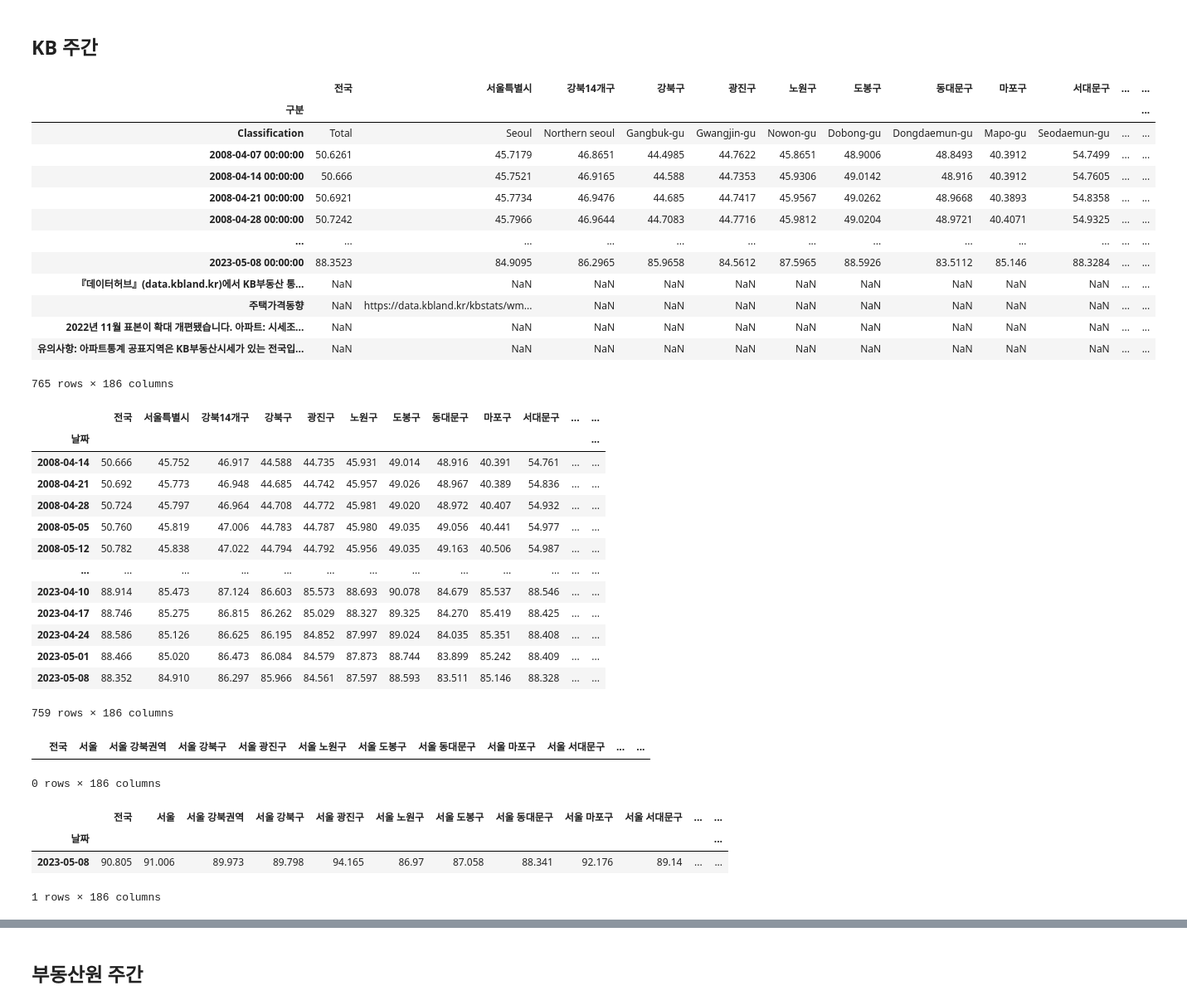
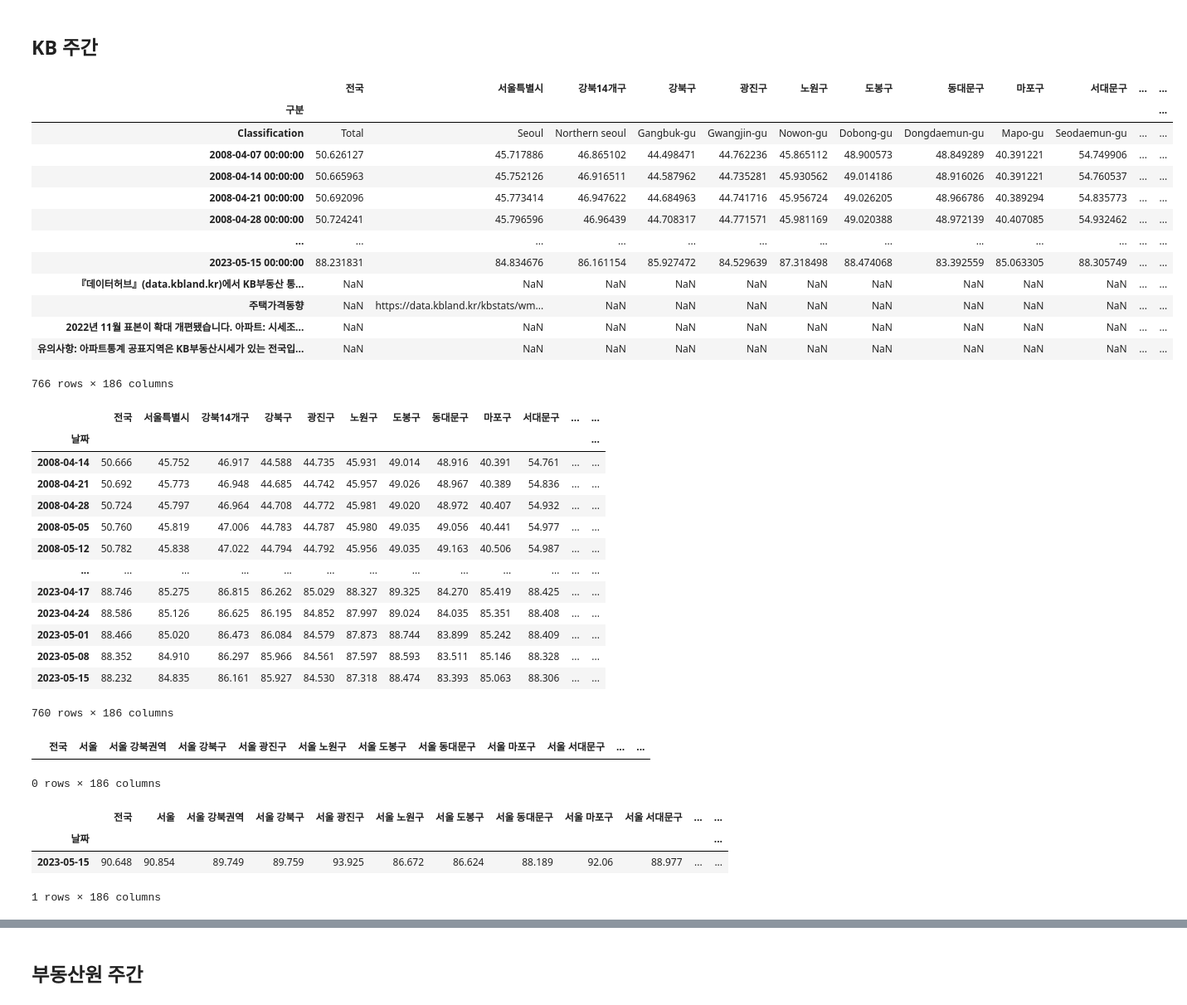
Before and after one commit to sizipusx/fundamental, a Jupyter notebook: jupyterlab/주간 부동산 업데이트.ipynb, the cells around one changed output, grey strips where cells are left out. Shown at 83% size. Saved outputs shown, nothing was run; the diff lists cells and outputs as text; code cells hidden in the pictures.

```diff
--- a/jupyterlab/주간 부동산 업데이트.ipynb
+++ b/jupyterlab/주간 부동산 업데이트.ipynb
@@ -14,26 +14,26 @@ conn = sqlite3.connect('C://Users/sizip/fundamental/files/weekly_house.db')
 ## KB 주간
 # %%
 # 연결 1
-file_path = "C://Users/sizip/OneDriveData/개인/data/부동산 기본 파일/20230508_주간시계열.xlsx"
+file_path = "C://Users/user/OneDriveData/개인/data/부동산 기본 파일/20230515_주간시계열.xlsx"
 kbm_dict = pd.ExcelFile(file_path)
 mdf = kbm_dict.parse("3.매매지수", skiprows=1, index_col=0, parse_dates=True)
 jdf = kbm_dict.parse("4.전세지수", skiprows=1, index_col=0, parse_dates=True)
 jdf
 # %% [output]
 |  | 전국 | 서울특별시 | 강북14개구 | 강북구 | 광진구 | 노원구 | 도봉구 | 동대문구 | 마포구 | 서대문구 | ... | ... |
 | 구분 |  |  |  |  |  |  |  |  |  |  |  | ... |
 | Classification | Total | Seoul | Northern seoul | Gangbuk-gu | Gwangjin-gu | Nowon-gu | Dobong-gu | Dongdaemun-gu | Mapo-gu | Seodaemun-gu | ... | ... |
-| 2008-04-07 00:00:00 | 50.6261 | 45.7179 | 46.8651 | 44.4985 | 44.7622 | 45.8651 | 48.9006 | 48.8493 | 40.3912 | 54.7499 | ... | ... |
-| 2008-04-14 00:00:00 | 50.666 | 45.7521 | 46.9165 | 44.588 | 44.7353 | 45.9306 | 49.0142 | 48.916 | 40.3912 | 54.7605 | ... | ... |
-| 2008-04-21 00:00:00 | 50.6921 | 45.7734 | 46.9476 | 44.685 | 44.7417 | 45.9567 | 49.0262 | 48.9668 | 40.3893 | 54.8358 | ... | ... |
-| 2008-04-28 00:00:00 | 50.7242 | 45.7966 | 46.9644 | 44.7083 | 44.7716 | 45.9812 | 49.0204 | 48.9721 | 40.4071 | 54.9325 | ... | ... |
+| 2008-04-07 00:00:00 | 50.626127 | 45.717886 | 46.865102 | 44.498471 | 44.762236 | 45.865112 | 48.900573 | 48.849289 | 40.391221 | 54.749906 | ... | ... |
+| 2008-04-14 00:00:00 | 50.665963 | 45.752126 | 46.916511 | 44.587962 | 44.735281 | 45.930562 | 49.014186 | 48.916026 | 40.391221 | 54.760537 | ... | ... |
+| 2008-04-21 00:00:00 | 50.692096 | 45.773414 | 46.947622 | 44.684963 | 44.741716 | 45.956724 | 49.026205 | 48.966786 | 40.389294 | 54.835773 | ... | ... |
+| 2008-04-28 00:00:00 | 50.724241 | 45.796596 | 46.96439 | 44.708317 | 44.771571 | 45.981169 | 49.020388 | 48.972139 | 40.407085 | 54.932462 | ... | ... |
 | ... | ... | ... | ... | ... | ... | ... | ... | ... | ... | ... | ... | ... |
-| 2023-05-08 00:00:00 | 88.3523 | 84.9095 | 86.2965 | 85.9658 | 84.5612 | 87.5965 | 88.5926 | 83.5112 | 85.146 | 88.3284 | ... | ... |
+| 2023-05-15 00:00:00 | 88.231831 | 84.834676 | 86.161154 | 85.927472 | 84.529639 | 87.318498 | 88.474068 | 83.392559 | 85.063305 | 88.305749 | ... | ... |
 | 『데이터허브』(data.kbland.kr)에서 KB부동산 통... | NaN | NaN | NaN | NaN | NaN | NaN | NaN | NaN | NaN | NaN | ... | ... |
 | 주택가격동향 | NaN | https://data.kbland.kr/kbstats/wm... | NaN | NaN | NaN | NaN | NaN | NaN | NaN | NaN | ... | ... |
 | 2022년 11월 표본이 확대 개편됐습니다. 아파트: 시세조... | NaN | NaN | NaN | NaN | NaN | NaN | NaN | NaN | NaN | NaN | ... | ... |
 | 유의사항: 아파트통계 공표지역은 KB부동산시세가 있는 전국입... | NaN | NaN | NaN | NaN | NaN | NaN | NaN | NaN | NaN | NaN | ... | ... |
-765 rows × 186 columns
+766 rows × 186 columns
 # %%
 mdf = mdf.iloc[2:mdf['전국'].count()]
 mdf.index.name="날짜"
@@ -53,12 +53,12 @@ jdf
 | 2008-05-05 | 50.760 | 45.819 | 47.006 | 44.783 | 44.787 | 45.980 | 49.035 | 49.056 | 40.441 | 54.977 | ... | ... |
 | 2008-05-12 | 50.782 | 45.838 | 47.022 | 44.794 | 44.792 | 45.956 | 49.035 | 49.163 | 40.506 | 54.987 | ... | ... |
 | ... | ... | ... | ... | ... | ... | ... | ... | ... | ... | ... | ... | ... |
-| 2023-04-10 | 88.914 | 85.473 | 87.124 | 86.603 | 85.573 | 88.693 | 90.078 | 84.679 | 85.537 | 88.546 | ... | ... |
 | 2023-04-17 | 88.746 | 85.275 | 86.815 | 86.262 | 85.029 | 88.327 | 89.325 | 84.270 | 85.419 | 88.425 | ... | ... |
 | 2023-04-24 | 88.586 | 85.126 | 86.625 | 86.195 | 84.852 | 87.997 | 89.024 | 84.035 | 85.351 | 88.408 | ... | ... |
 | 2023-05-01 | 88.466 | 85.020 | 86.473 | 86.084 | 84.579 | 87.873 | 88.744 | 83.899 | 85.242 | 88.409 | ... | ... |
 | 2023-05-08 | 88.352 | 84.910 | 86.297 | 85.966 | 84.561 | 87.597 | 88.593 | 83.511 | 85.146 | 88.328 | ... | ... |
+| 2023-05-15 | 88.232 | 84.835 | 86.161 | 85.927 | 84.530 | 87.318 | 88.474 | 83.393 | 85.063 | 88.306 | ... | ... |
-759 rows × 186 columns
+760 rows × 186 columns
 # %%
 header = header_excel.parse('KB')
 header
@@ -74,7 +74,7 @@ mlast_row
 # %% [output]
 |  | 전국 | 서울 | 서울 강북권역 | 서울 강북구 | 서울 광진구 | 서울 노원구 | 서울 도봉구 | 서울 동대문구 | 서울 마포구 | 서울 서대문구 | ... | ... |
 | 날짜 |  |  |  |  |  |  |  |  |  |  |  | ... |
-| 2023-05-08 | 90.805 | 91.006 | 89.973 | 89.798 | 94.165 | 86.97 | 87.058 | 88.341 | 92.176 | 89.14 | ... | ... |
+| 2023-05-15 | 90.648 | 90.854 | 89.749 | 89.759 | 93.925 | 86.672 | 86.624 | 88.189 | 92.06 | 88.977 | ... | ... |
 1 rows × 186 columns
 # %%
 mlast_row
```
Also changed, not shown: parts of 22 cells of this notebook.
